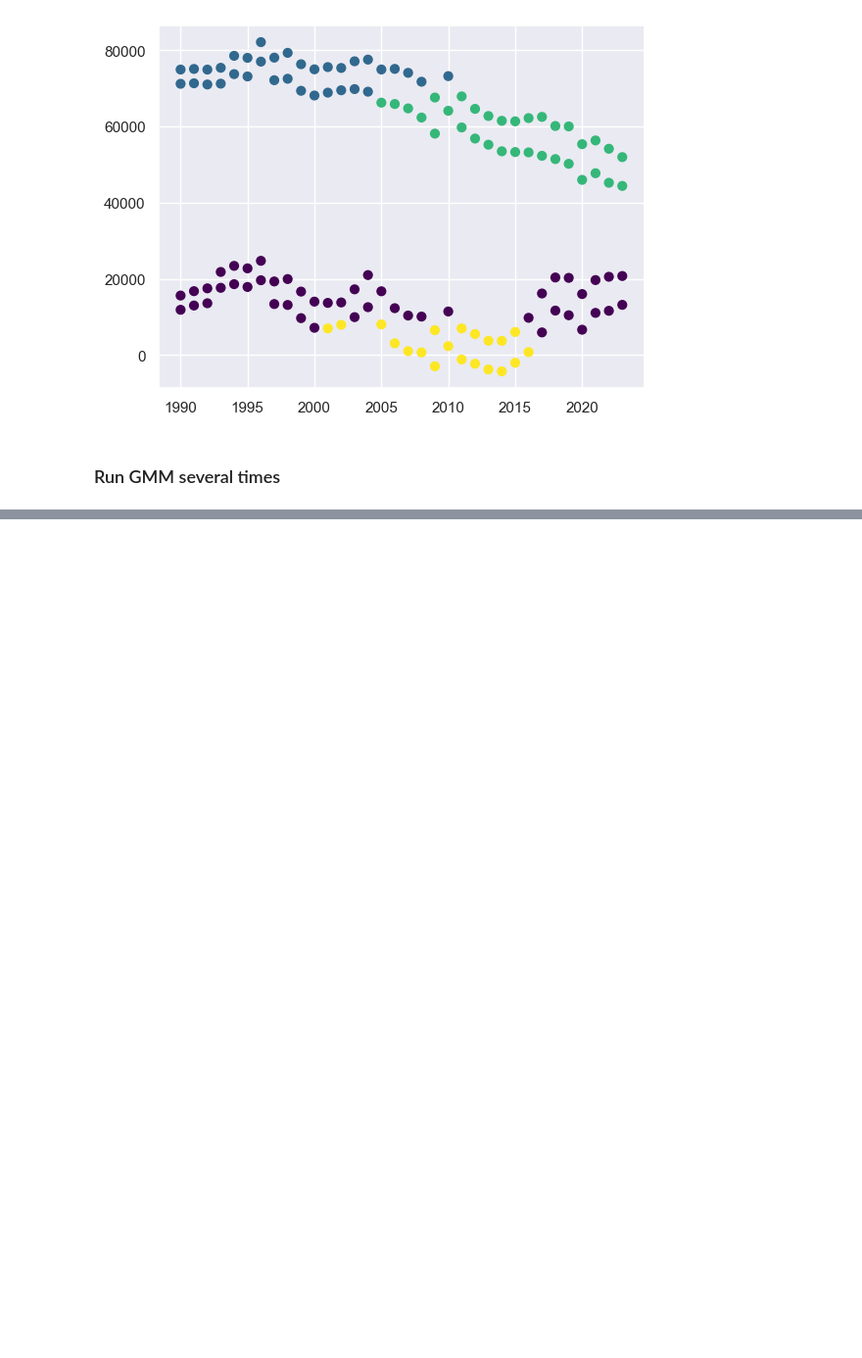
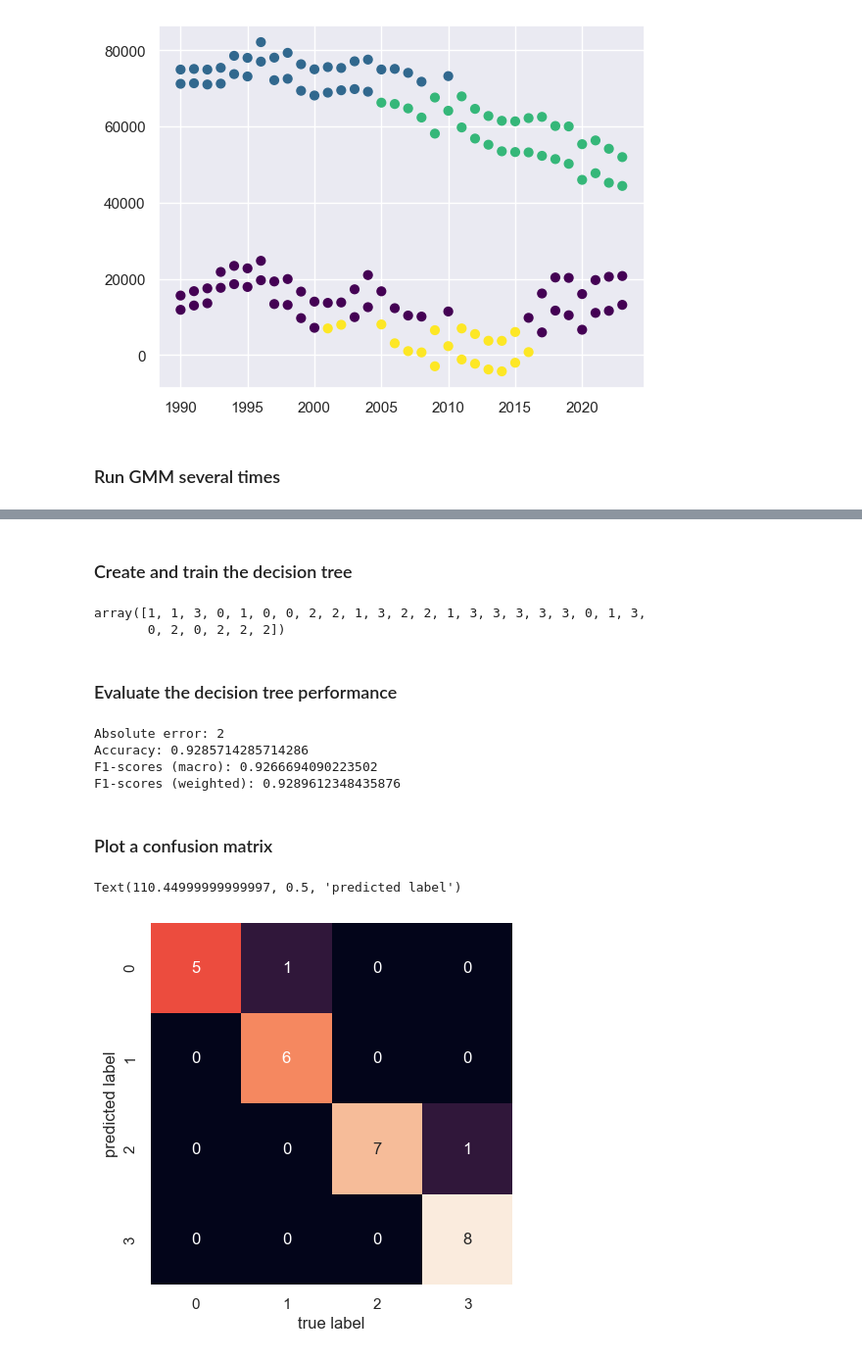
Before and after one commit to clementpickel/DSP_Assignement, a Jupyter notebook: Assignement2/Assignement2_group4.ipynb, the cells around one changed output, grey strips where cells are left out. Shown at 98% size. Drawn from its saved outputs; the diff is of its cells as text; code cells hidden in the pictures; blank space fills up the shorter version.

Commit message:
Add decision tree

```diff
--- a/Assignement2/Assignement2_group4.ipynb
+++ b/Assignement2/Assignement2_group4.ipynb
@@ -203,0 +209,8 @@ plt.scatter(X[:, 0], X[:, 1], c=labels, s=40, cmap='viridis')
+# %%
+from sklearn.model_selection import train_test_split
+
+print(X)
+print(Y)
+X_train, X_test, y_train, y_test = train_test_split(
+    X, Y, train_size=0.8
+)
@@ -203,0 +235,39 @@ plt.scatter(X[:, 0], X[:, 1], c=labels, s=40, cmap='viridis')
+# %% [markdown]
+### Create and train the decision tree
+# %%
+from sklearn.tree import DecisionTreeClassifier
+
+tree = DecisionTreeClassifier(random_state=0).fit(X_train, y_train)
+
+y_pred = tree.predict(X_test)
+y_pred
+# %% [output]
+array([1, 1, 3, 0, 1, 0, 0, 2, 2, 1, 3, 2, 2, 1, 3, 3, 3, 3, 3, 0, 1, 3,
+       0, 2, 0, 2, 2, 2])
+# %% [markdown]
+### Evaluate the decision tree performance
+# %%
+from sklearn.metrics import f1_score, accuracy_score
+
+print("Absolute error:", (y_test != y_pred).sum())
+print("Accuracy:", accuracy_score(y_test, y_pred))
+
+print("F1-scores (macro):", f1_score(y_test, y_pred, average='macro'))
+print("F1-scores (weighted):", f1_score(y_test, y_pred, average='weighted'))
+# %% [output]
+Absolute error: 2
+Accuracy: 0.9285714285714286
+F1-scores (macro): 0.9266694090223502
+F1-scores (weighted): 0.9289612348435876
+# %% [markdown]
+### Plot a confusion matrix
+# %%
+from sklearn.metrics import confusion_matrix
+
+mat = confusion_matrix(y_test, y_pred)
+sns.heatmap(mat.T, square=True, annot=True, fmt='d', cbar=False)
+plt.xlabel('true label')
+plt.ylabel('predicted label')
+# %% [output]
+Text(110.44999999999997, 0.5, 'predicted label')
+[figure, added]
```
Also changed, not shown: parts of 10 cells of this notebook.
